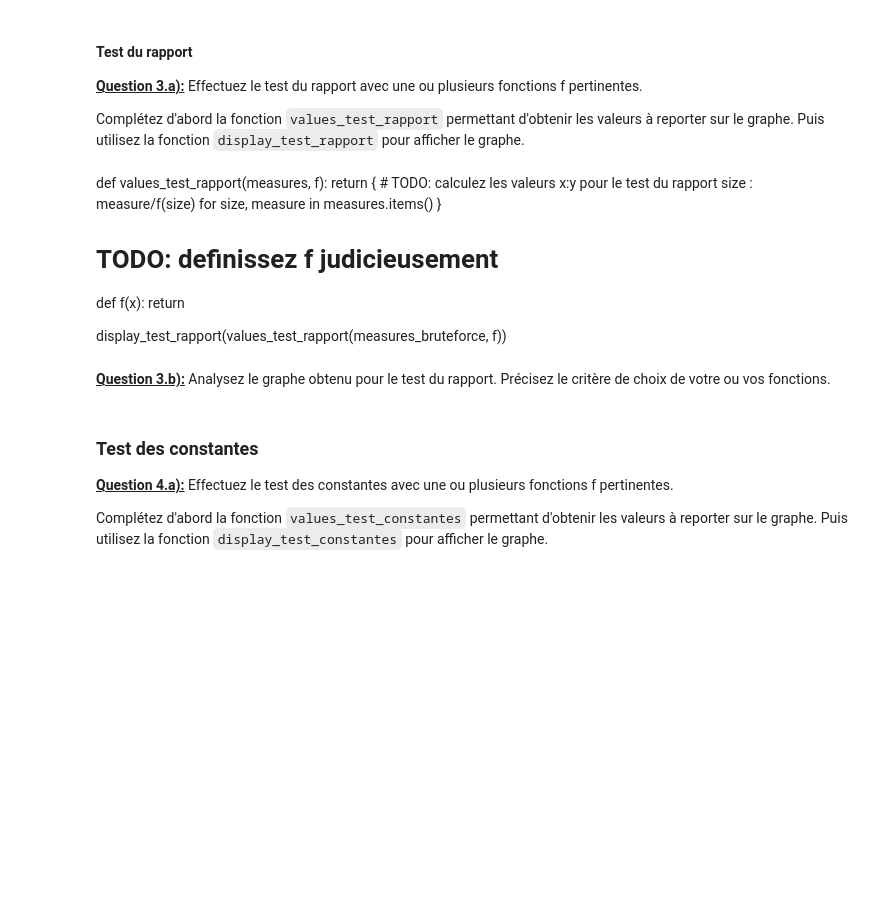
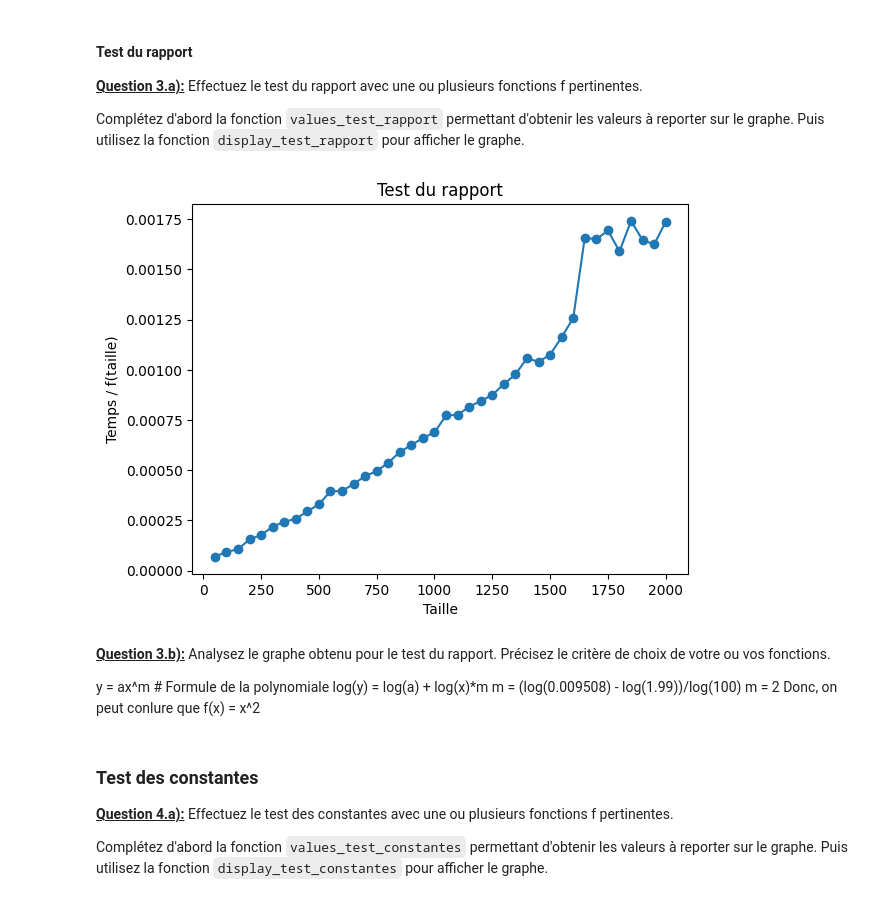
Before and after one commit to JunaidJunaidJunaidJunaid/INF8775, a Jupyter notebook: TP1/Qureshi_2149457_Arsenault_2142426.ipynb, the cells around one changed output. Saved outputs shown, nothing was run; the diff lists cells and outputs as text; code cells hidden in the pictures; blank space fills up the shorter version.

```diff
--- a/TP1/Qureshi_2149457_Arsenault_2142426.ipynb
+++ b/TP1/Qureshi_2149457_Arsenault_2142426.ipynb
@@ -379,21 +386,29 @@ display_test_puissance(values_test_puissance(measures_bruteforce), "Test de puis
 <u>**Question 3.a):**</u> Effectuez le test du rapport avec une ou plusieurs fonctions f pertinentes.
 
 Complétez d'abord la fonction `values_test_rapport` permettant d'obtenir les valeurs à reporter sur le graphe. Puis utilisez la fonction `display_test_rapport` pour afficher le graphe.
-# %% [markdown]
-def values_test_rapport(measures, f):
-    return {
-        # TODO: calculez les valeurs x:y pour le test du rapport
-        size : measure/f(size)
-        for size, measure in measures.items()
-    }
-
-# TODO: definissez f judicieusement
-def f(x):
-    return
-
-display_test_rapport(values_test_rapport(measures_bruteforce, f))
+# %%
+def values_test_rapport(measures, f):
+    return {
+        # TODO: calculez les valeurs x:y pour le test du rapport
+        size : measure/f(size)
+        for size, measure in measures.items()
+    }
+
+# TODO: definissez f judicieusement
+def f(x):
+    return x^2
+
+display_test_rapport(values_test_rapport(measures_bruteforce, f))
+# %% [output]
+[figure, added]
 # %% [markdown]
 <u>**Question 3.b):**</u> Analysez le graphe obtenu pour le test du rapport. Précisez le critère de choix de votre ou vos fonctions.
+
+y = ax^m # Formule de la polynomiale
+log(y) = log(a) + log(x)*m
+m = (log(0.009508) - log(1.99))/log(100)
+m = 2
+Donc, on peut conlure que f(x) = x^2
 # %% [markdown]
 ### Test des constantes
 
```
Also changed, not shown: parts of 20 cells of this notebook.
